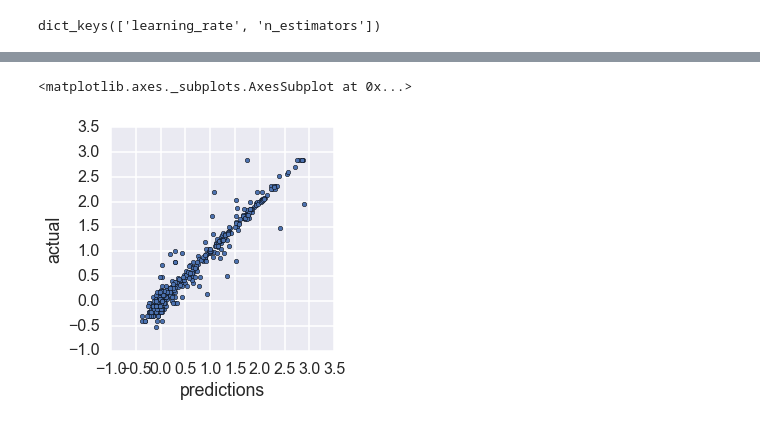
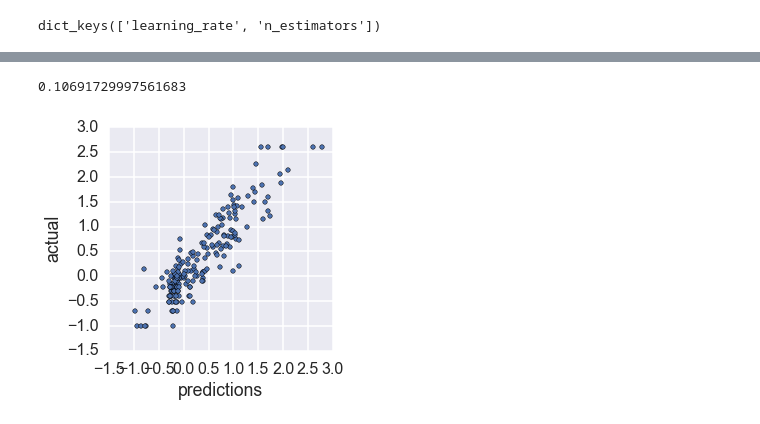
Before and after one commit to ericmjl/genomic-surveillance-dashboard, a Jupyter notebook: notebooks/automated-ensemble-selection.ipynb, the cells around one changed output, grey strips where cells are left out. Drawn from its saved outputs; the diff is of its cells as text; code cells hidden in the pictures.

```diff
--- a/notebooks/automated-ensemble-selection.ipynb
+++ b/notebooks/automated-ensemble-selection.ipynb
@@ -26,11 +29,12 @@ drugs['protease'] = ['FPV', 'ATV', 'IDV', 'LPV', 'NFV', 'SQV', 'TPV', 'DRV',]
 drugs['nrt'] = ['3TC', 'ABC', 'AZT', 'D4T', 'DDI', 'TDF',]
 drugs['nnrt'] = ['EFV', 'NVP', 'ETR', 'RPV',]
 
+models = ['abr', 'etr', 'bgr', 'gbr', 'rfr']
 
 best_models = dict()
 # %%
 ## GREAT! I THINK WE HAVE THE MASTER FUNCTION FOR READING DATA COMPOSED!
-drug = 'ATV'
+drug = 'FPV'
 protein = 'protease'
 data, feat_cols = cf.get_cleaned_data(protein, drug)
 
@@ -38,8 +42,8 @@ data, feat_cols = cf.get_cleaned_data(protein, drug)
 cf.test_data_integrity(data)
 
 ## Now, let's do data transformations.
-data = cf.to_numeric_rep(data, feat_cols, rep='mw')
+data_numeric = cf.to_numeric_rep(data, feat_cols, rep='mw')
 
 # Finally, split the data into a training set, and test set.
-X, Y, X_train, X_test, Y_train, Y_test = cf.to_train_test_split(data, feat_cols, drug, test_size=0.1)
-sscv = ShuffleSplit(n=len(X_train), n_iter=3, test_size=0.2)
+X, Y, X_train, X_test, Y_train, Y_test = cf.to_train_test_split(data_numeric, feat_cols, drug, test_size=0.3)
+sscv = ShuffleSplit(n=len(X_train), n_iter=3, test_size=0.3)
@@ -46,4 +55,7 @@ sscv = ShuffleSplit(n=len(X_train), n_iter=3, test_size=0.2)
 # %%
-mdl = 'gbr'
-gridsearch = find_best_params(mdl=mdl, cv=sscv, scoring='mean_squared_error', X=X_train, Y=Y_train)
+mdl_gs = dict()
+for mdl in models:
+    print(mdl)
+    gridsearch = find_best_params(mdl=mdl, cv=sscv, scoring='mean_squared_error', X=X_train, Y=Y_train)
+    mdl_gs[mdl] = gridsearch
 # %% [output]
@@ -93,0 +140,3 @@ gridsearch.grid_scores_[0][0]
+# %%
+mdl, best_model = max(mdl_gs.items(), key=lambda x:x[1].best_score_)
+best_model.best_estimator_
@@ -133,8 +200,9 @@ GradientBoostingRegressor(alpha=0.9, init=None,
 # %%
-preds = gridsearch.best_estimator_.predict(X)
-df = pd.DataFrame([preds, Y]).T
+preds = best_model.best_estimator_.predict(X_test)
+df = pd.DataFrame([preds, Y_test]).T
 df.columns = ['predictions', 'actual']
 df.plot(x='predictions', y='actual', kind='scatter', figsize=(4,4))
+mse(preds, Y_test)
 # %% [output]
-<matplotlib.axes._subplots.AxesSubplot at 0x...>
+0.10691729997561683
-[figure, old version]
+[figure, new version]
```
Also changed, not shown: parts of 18 cells of this notebook.
